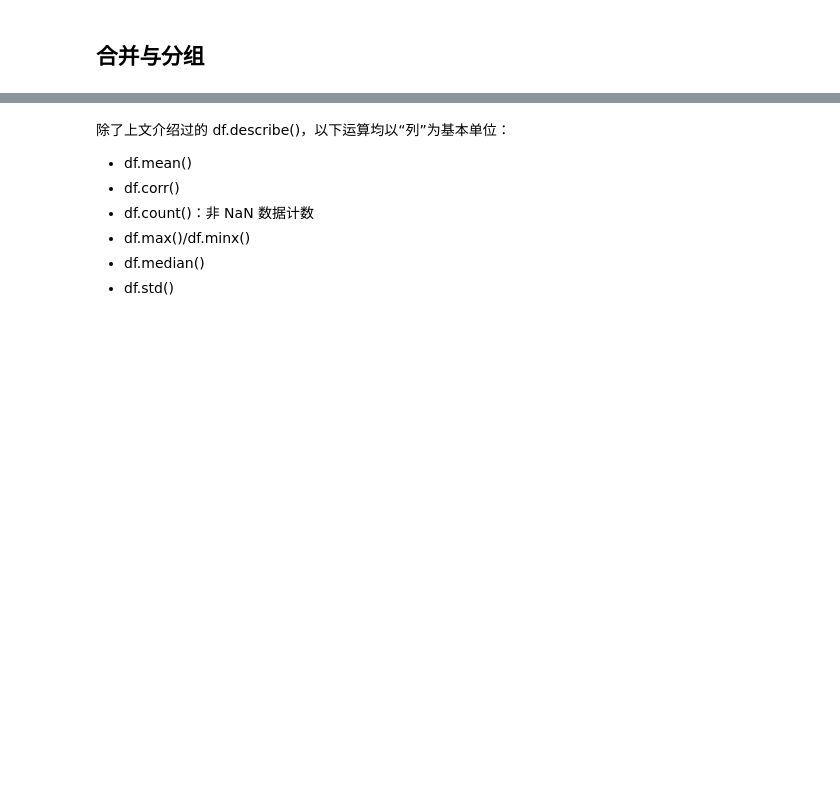
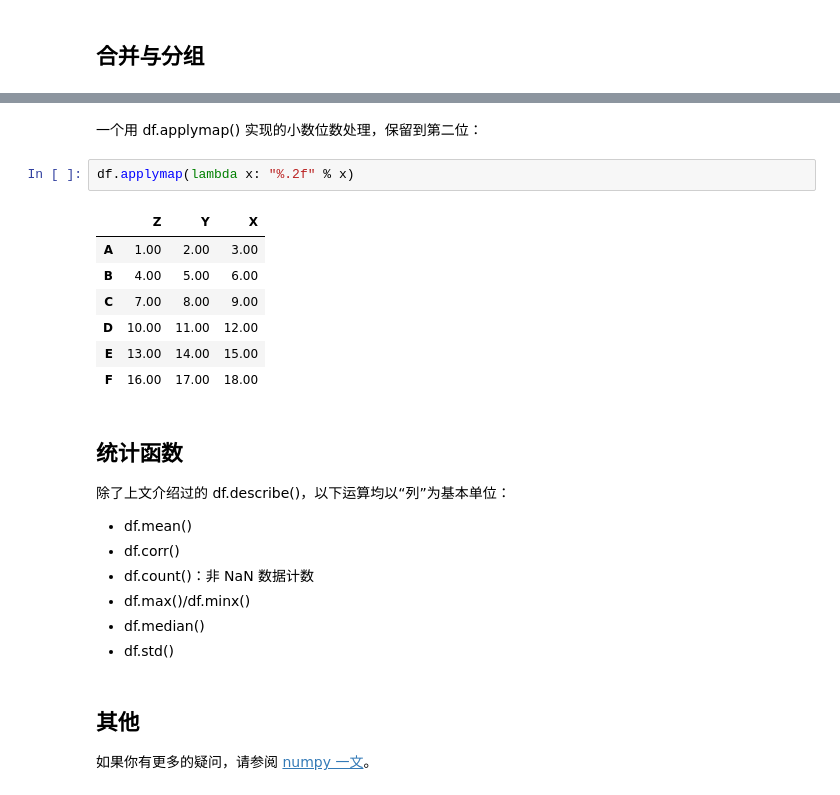
Before and after one commit to wklchris/wklchris.github.io, a Jupyter notebook: ipynb/Py3-pandas.ipynb, the cells around one changed output, grey strips where cells are left out. Saved outputs shown, nothing was run; the diff lists cells and outputs as text; blank space fills up the shorter version.

```diff
--- a/ipynb/Py3-pandas.ipynb
+++ b/ipynb/Py3-pandas.ipynb
@@ -440,4 +541,18 @@ df.replace([1, 2], [100, 200])
+# %% [markdown]
+一个用 df.applymap() 实现的小数位数处理，保留到第二位：
+# %%
+df.applymap(lambda x: "%.2f" % x)
+# %% [output]
+|  | Z | Y | X |
+| A | 1.00 | 2.00 | 3.00 |
+| B | 4.00 | 5.00 | 6.00 |
+| C | 7.00 | 8.00 | 9.00 |
+| D | 10.00 | 11.00 | 12.00 |
+| E | 13.00 | 14.00 | 15.00 |
+| F | 16.00 | 17.00 | 18.00 |
 # %% [markdown]
+## 统计函数
+
 除了上文介绍过的 df.describe()，以下运算均以“列”为基本单位：
 
 - df.mean()
@@ -446,3 +561,7 @@ df.replace([1, 2], [100, 200])
 - df.max()/df.minx()
 - df.median()
 - df.std()
+# %% [markdown]
+## 其他
+
+如果你有更多的疑问，请参阅 [numpy 一文](https://wklchris.github.io/Py3-numpy.html)。
```
Also changed, not shown: parts of 22 cells of this notebook, 2 other files.
